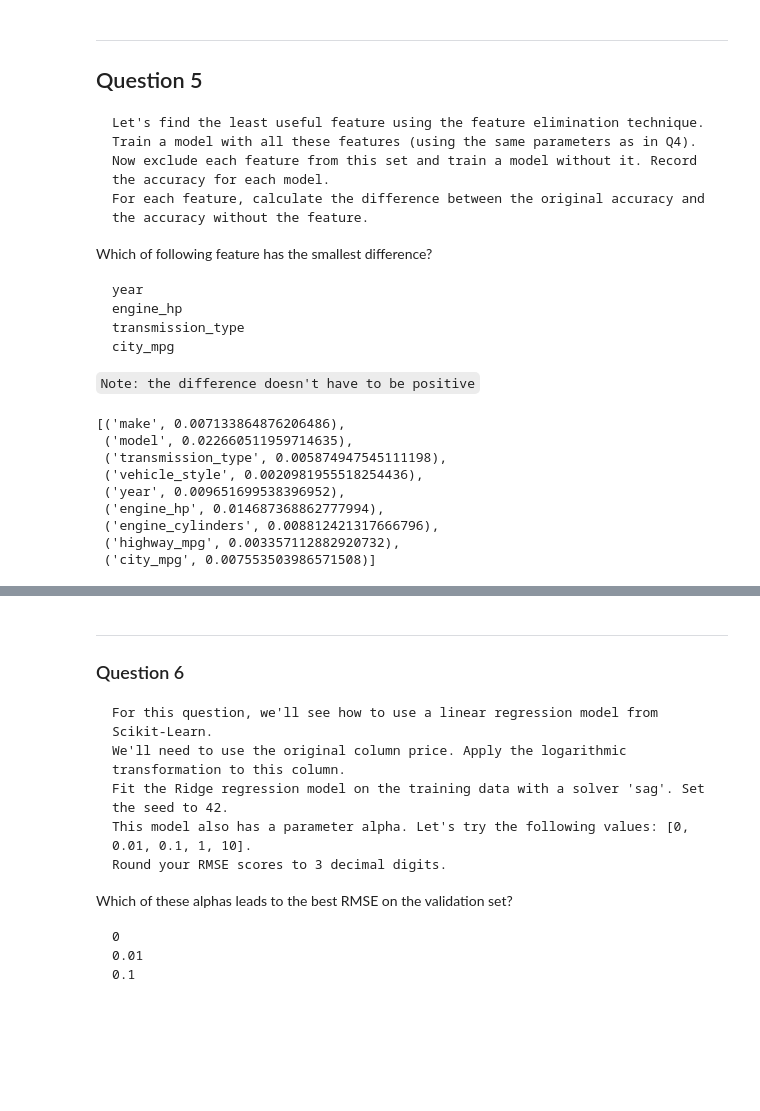
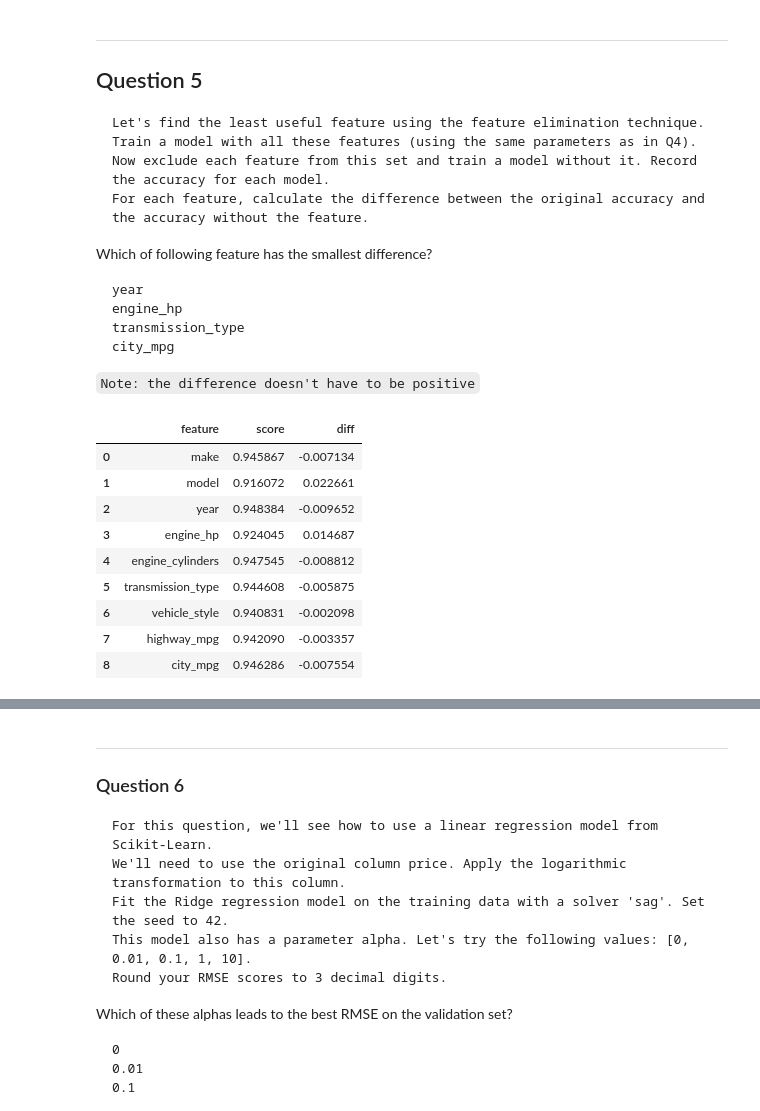
Before and after one commit to ossydotpy/ml-zoomcamp-solutions, a Jupyter notebook: week 3/week 3.ipynb, the cells around one changed output, grey strips where cells are left out. Saved outputs shown, nothing was run; the diff lists cells and outputs as text; code cells hidden in the pictures; blank space fills up the shorter version.

```diff
--- a/week 3/week 3.ipynb
+++ b/week 3/week 3.ipynb
@@ -194,41 +194,39 @@ Which of following feature has the smallest difference?
 `Note: the difference doesn't have to be positive`
 # %%
 scores = []
-numerical = ['year','engine_hp','engine_cylinders','highway_mpg','city_mpg']
-
-features = categorical+numerical
+features = df_train.columns.to_list()
 
 for feature in features:
     subset = features.copy()
     subset.remove(feature)
 
-    train_dicts = df_train[subset].to_dict(orient='records')
-    X_train = dv.fit_transform(train_dicts)
+    dv = DictVectorizer(sparse=False)
+    train_dict = df_train[subset].to_dict(orient='records')
+    X_train = dv.fit_transform(train_dict)
+
+    model = LogisticRegression(solver='liblinear', max_iter=1000, C=10, random_state=42)
     model.fit(X_train, y_train)
 
-    val_dicts = df_val[subset].to_dict(orient='records')
-    X_val = dv.transform(val_dicts)
-    y_pred = model.predict_proba(X_val)[:,1]
+    val_dict = df_val[subset].to_dict(orient='records')
+    X_val = dv.transform(val_dict)
 
-
-    churn_decision = (y_pred>=0.5)
-    y_predictions = churn_decision.astype(int)
-
-    score = accuracy_score(y_val, y_predictions)
+    y_pred = model.predict(X_val)
+    score = accuracy_score(y_val, y_pred)
     diff = global_accuracy_score - score
-    scores.append((feature, abs(diff)))
-scores
+    scores.append((feature, score,  diff))
-# %% [output]
-[('make', 0.007133864876206486),
- ('model', 0.022660511959714635),
- ('transmission_type', 0.005874947545111198),
- ('vehicle_style', 0.0020981955518254436),
- ('year', 0.009651699538396952),
- ('engine_hp', 0.014687368862777994),
- ('engine_cylinders', 0.008812421317666796),
- ('highway_mpg', 0.003357112882920732),
- ('city_mpg', 0.007553503986571508)]
 # %%
-dd = pd.DataFrame(scores, columns=['feature', 'score'])
+dd = pd.DataFrame(scores, columns=['feature', 'score', 'diff'])
+dd
+# %% [output]
+|  | feature | score | diff |
+| 0 | make | 0.945867 | -0.007134 |
+| 1 | model | 0.916072 | 0.022661 |
+| 2 | year | 0.948384 | -0.009652 |
+| 3 | engine_hp | 0.924045 | 0.014687 |
+| 4 | engine_cylinders | 0.947545 | -0.008812 |
+| 5 | transmission_type | 0.944608 | -0.005875 |
+| 6 | vehicle_style | 0.940831 | -0.002098 |
+| 7 | highway_mpg | 0.942090 | -0.003357 |
+| 8 | city_mpg | 0.946286 | -0.007554 |
 # %%
 plt.figure(figsize=(3,3))
```
Also changed, not shown: parts of 10 cells of this notebook.
